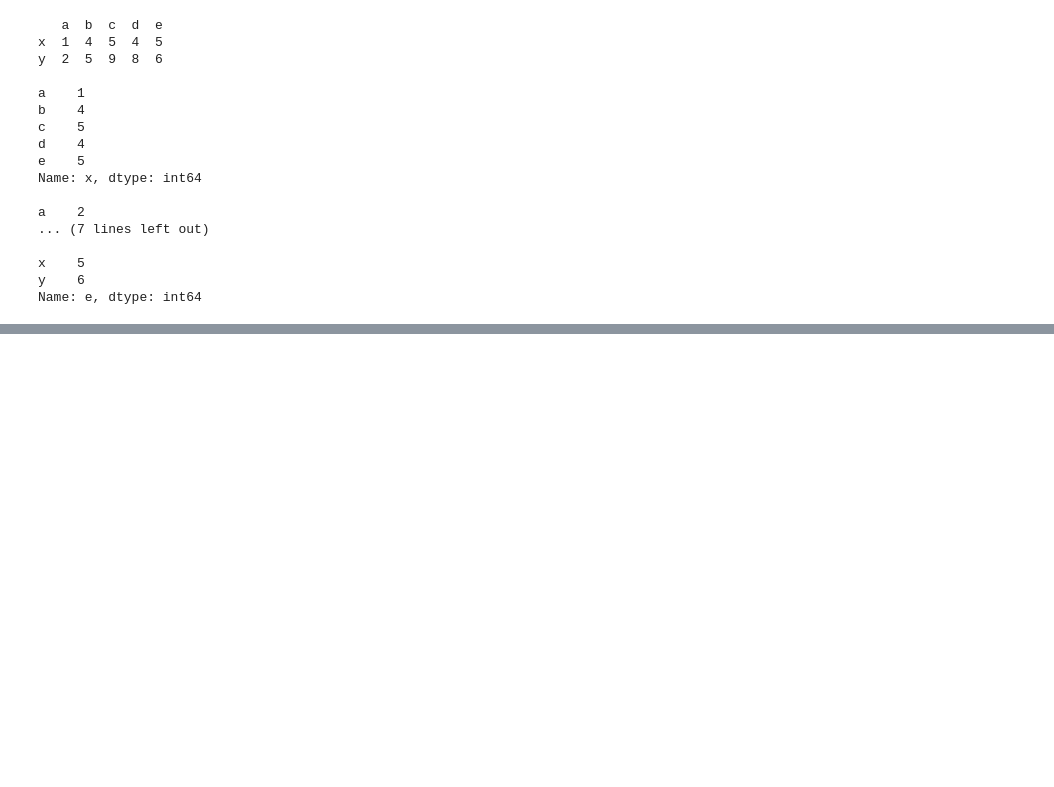
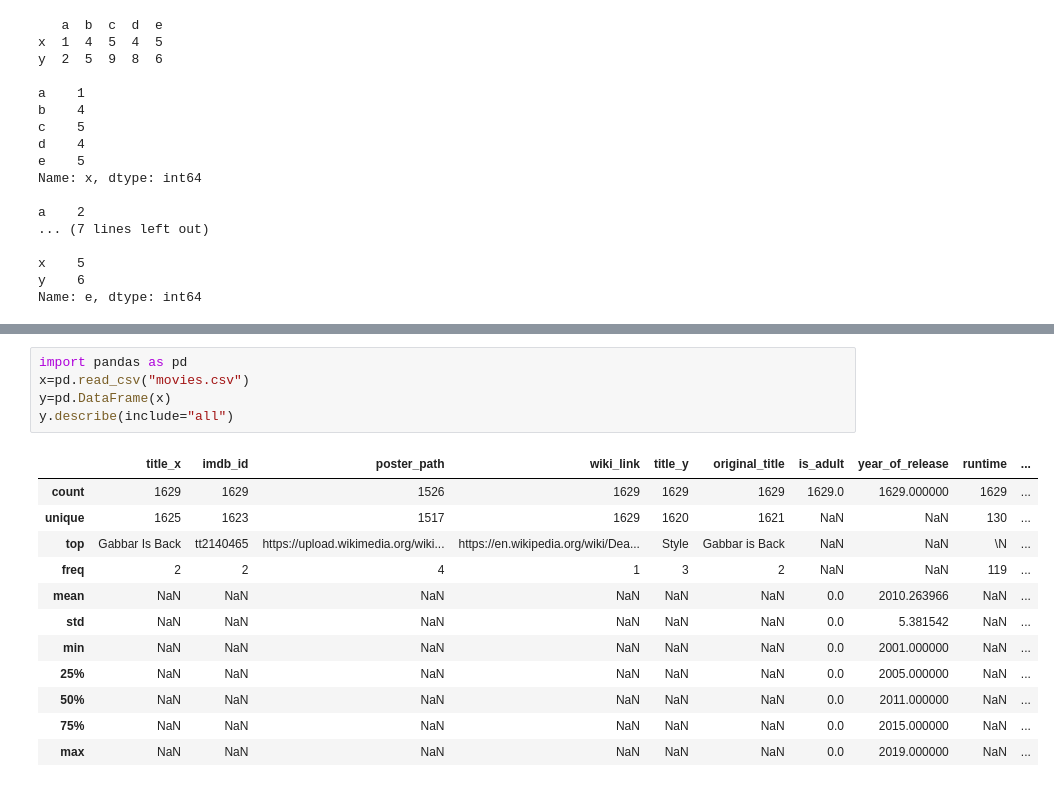
Before and after one commit to YashviD15/SEM-4-Python-2, a Jupyter notebook: T1-Pandas.ipynb, the cells around one changed output, grey strips where cells are left out. Drawn from its saved outputs; the diff is of its cells as text; blank space fills up the shorter version.

```diff
--- a/T1-Pandas.ipynb
+++ b/T1-Pandas.ipynb
@@ -130,0 +256,18 @@ Name: e, dtype: int64
+# %%
+import pandas as pd
+x=pd.read_csv("movies.csv")
+y=pd.DataFrame(x)
+y.describe(include="all")
+# %% [output]
+|  | title_x | imdb_id | poster_path | wiki_link | title_y | original_title | is_adult | year_of_release | runtime | ... |
+| count | 1629 | 1629 | 1526 | 1629 | 1629 | 1629 | 1629.0 | 1629.000000 | 1629 | ... |
+| unique | 1625 | 1623 | 1517 | 1629 | 1620 | 1621 | NaN | NaN | 130 | ... |
+| top | Gabbar Is Back | tt2140465 | https://upload.wikimedia.org/wiki... | https://en.wikipedia.org/wiki/Dea... | Style | Gabbar is Back | NaN | NaN | \N | ... |
+| freq | 2 | 2 | 4 | 1 | 3 | 2 | NaN | NaN | 119 | ... |
+| mean | NaN | NaN | NaN | NaN | NaN | NaN | 0.0 | 2010.263966 | NaN | ... |
+| std | NaN | NaN | NaN | NaN | NaN | NaN | 0.0 | 5.381542 | NaN | ... |
+| min | NaN | NaN | NaN | NaN | NaN | NaN | 0.0 | 2001.000000 | NaN | ... |
+| 25% | NaN | NaN | NaN | NaN | NaN | NaN | 0.0 | 2005.000000 | NaN | ... |
+| 50% | NaN | NaN | NaN | NaN | NaN | NaN | 0.0 | 2011.000000 | NaN | ... |
+| 75% | NaN | NaN | NaN | NaN | NaN | NaN | 0.0 | 2015.000000 | NaN | ... |
+| max | NaN | NaN | NaN | NaN | NaN | NaN | 0.0 | 2019.000000 | NaN | ... |
```
Also changed, not shown: parts of 23 cells of this notebook.
